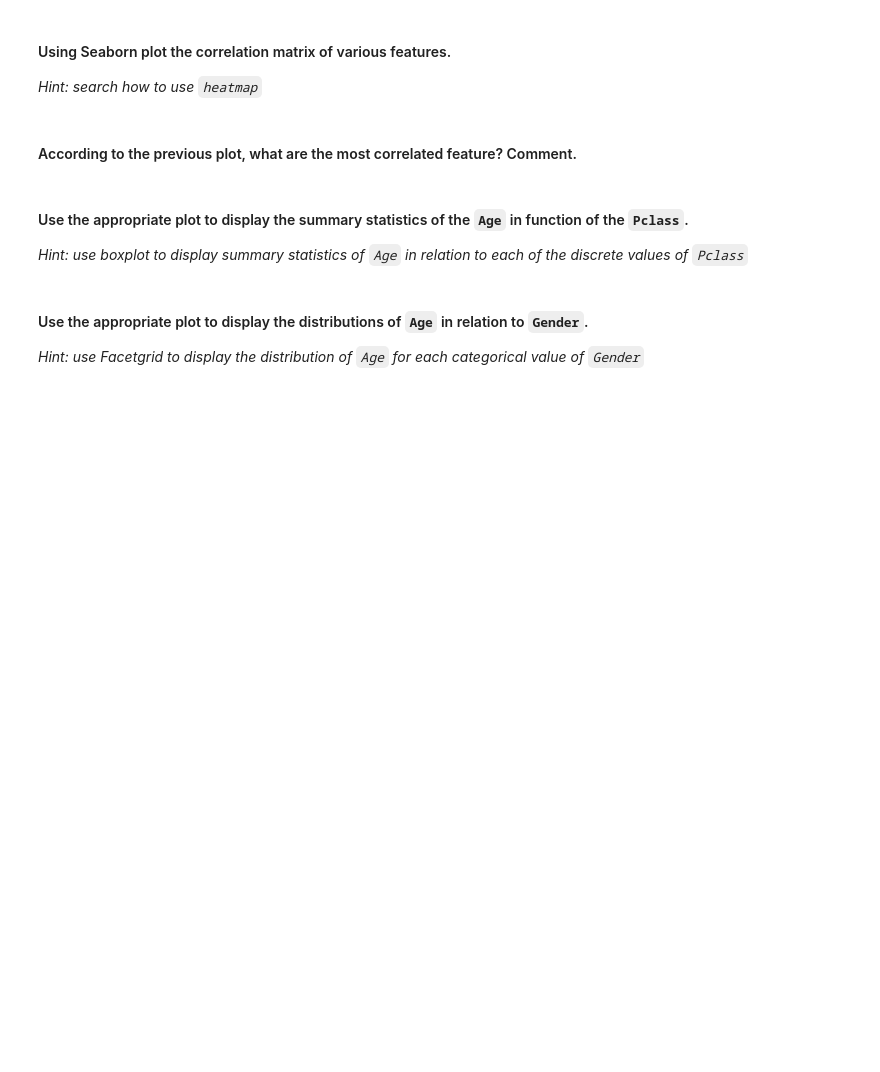
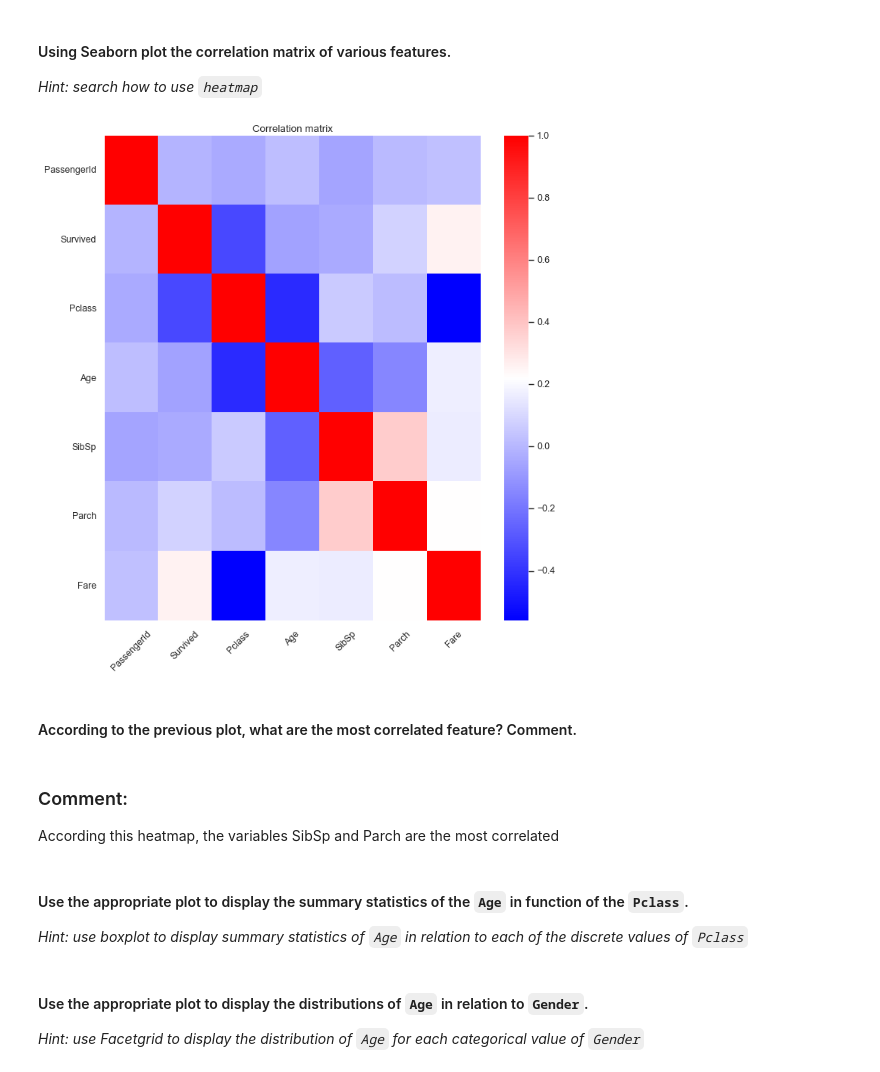
Before and after one commit to ta-data-mexpt/lab-matplotlib-seaborn, a Jupyter notebook: your-code/challenge-3.ipynb, the cells around one changed output. Cells and saved outputs as stored; diff of their text form; code cells hidden in the pictures; blank space fills up the shorter version.

```diff
--- a/your-code/challenge-3.ipynb
+++ b/your-code/challenge-3.ipynb
@@ -218,2 +217,12 @@ sns.scatterplot(x = 'Fare', y = 'Age', data = titanic)
+# %%
+#your code here
+
+sns.heatmap(titanic.corr(), cmap='bwr')
+plt.title('Correlation matrix')
+plt.yticks(rotation = 'horizontal')
+plt.xticks(rotation = 45)
+plt.show()
+# %% [output]
+[figure, added]
 # %% [markdown]
 #### According to the previous plot, what are the most correlated feature? Comment.
@@ -222,3 +229,7 @@ sns.scatterplot(x = 'Fare', y = 'Age', data = titanic)
+# %% [markdown]
+### Comment:
+
+According this heatmap, the variables SibSp and Parch are the most correlated
 # %% [markdown]
 #### Use the appropriate plot to display the summary statistics of the `Age` in function of the `Pclass`.
 
```
Also changed, not shown: parts of 3 cells of this notebook.
